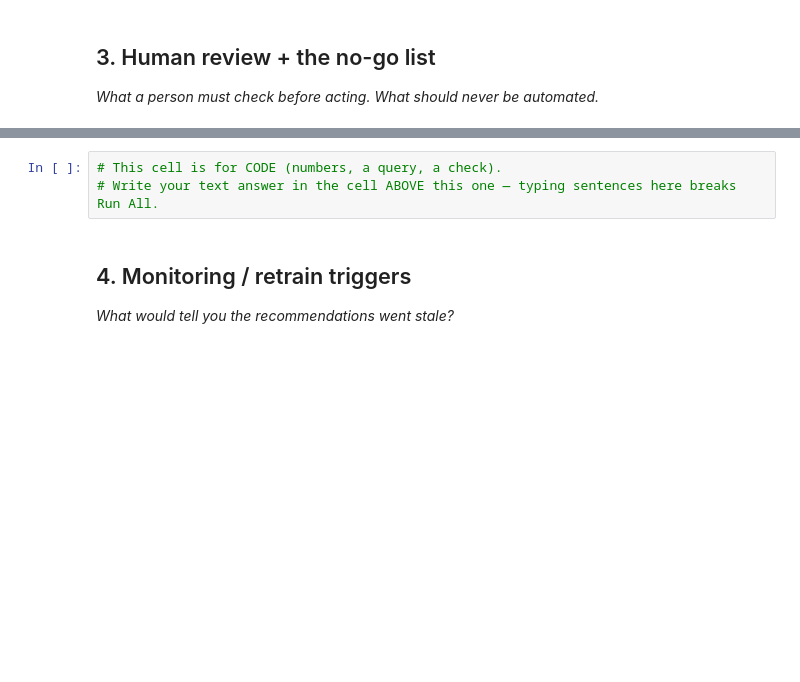
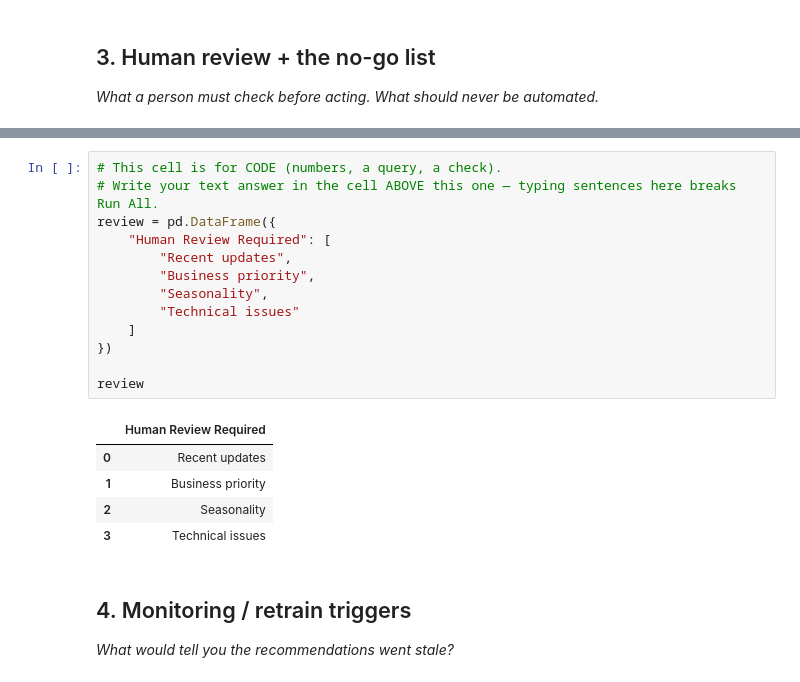
Before and after one commit to Rupikaupa2006/Flyrank-ML-internship, a Jupyter notebook: work/notebooks/w07_action_playbook.ipynb, the cells around one changed output, grey strips where cells are left out. Drawn from its saved outputs; the diff is of its cells as text; blank space fills up the shorter version.

```diff
--- a/work/notebooks/w07_action_playbook.ipynb
+++ b/work/notebooks/w07_action_playbook.ipynb
@@ -27,6 +154,22 @@ This skeleton is yours to fill. Work the sections **in order** — each one has
 # %%
 # This cell is for CODE (numbers, a query, a check).
 # Write your text answer in the cell ABOVE this one — typing sentences here breaks Run All.
+review = pd.DataFrame({
+    "Human Review Required": [
+        "Recent updates",
+        "Business priority",
+        "Seasonality",
+        "Technical issues"
+    ]
+})
+
+review
+# %% [output]
+|  | Human Review Required |
+| 0 | Recent updates |
+| 1 | Business priority |
+| 2 | Seasonality |
+| 3 | Technical issues |
 # %% [markdown]
 ## 4. Monitoring / retrain triggers
 
```
Also changed, not shown: parts of 13 cells of this notebook.
